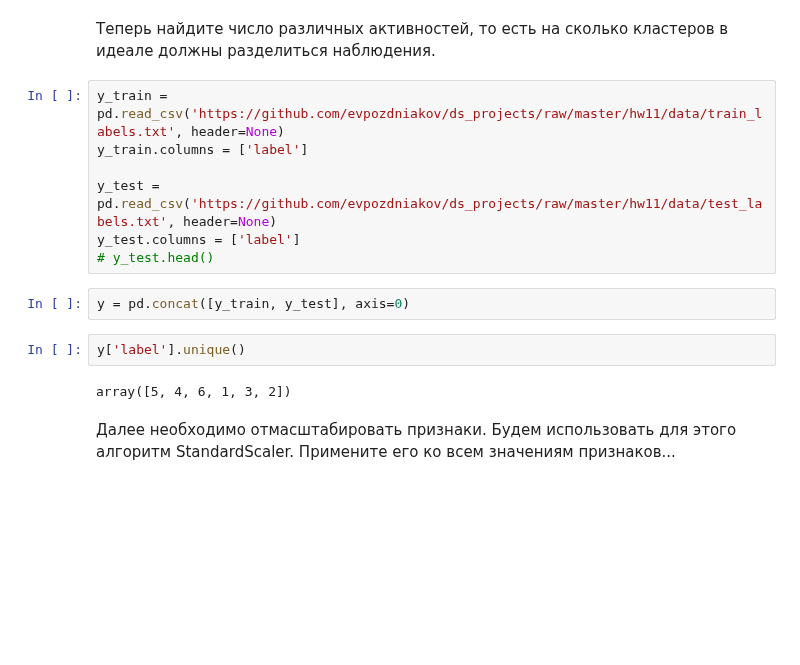
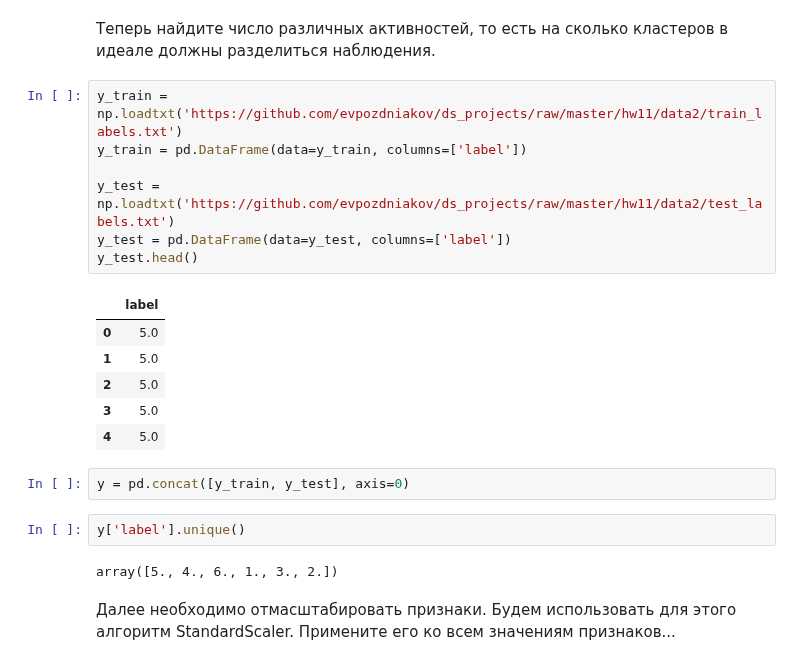
Before and after one commit to evpozdniakov/ds_projects, a Jupyter notebook: hw11/clusterisation_metrics.ipynb, the cells around one changed output. Saved outputs shown, nothing was run; the diff lists cells and outputs as text; blank space fills up the shorter version.

Commit message:
hw 11: used np.loadtxt

```diff
--- a/hw11/clusterisation_metrics.ipynb
+++ b/hw11/clusterisation_metrics.ipynb
@@ -38,18 +40,25 @@ X.shape
 # %% [markdown]
 Теперь найдите число различных активностей, то есть на сколько кластеров в идеале должны разделиться наблюдения.
 # %%
-y_train = pd.read_csv('https://github.com/evpozdniakov/ds_projects/raw/master/hw11/data/train_labels.txt', header=None)
-y_train.columns = ['label']
+y_train = np.loadtxt('https://github.com/evpozdniakov/ds_projects/raw/master/hw11/data2/train_labels.txt')
+y_train = pd.DataFrame(data=y_train, columns=['label'])
 
-y_test = pd.read_csv('https://github.com/evpozdniakov/ds_projects/raw/master/hw11/data/test_labels.txt', header=None)
-y_test.columns = ['label']
-# y_test.head()
+y_test = np.loadtxt('https://github.com/evpozdniakov/ds_projects/raw/master/hw11/data2/test_labels.txt')
+y_test = pd.DataFrame(data=y_test, columns=['label'])
+y_test.head()
+# %% [output]
+|  | label |
+| 0 | 5.0 |
+| 1 | 5.0 |
+| 2 | 5.0 |
+| 3 | 5.0 |
+| 4 | 5.0 |
 # %%
 y = pd.concat([y_train, y_test], axis=0)
 # %%
 y['label'].unique()
 # %% [output]
-array([5, 4, 6, 1, 3, 2])
+array([5., 4., 6., 1., 3., 2.])
 # %% [markdown]
 Далее необходимо отмасштабировать признаки. Будем использовать для этого алгоритм StandardScaler. Примените его ко всем значениям признаков...
 # %%
```
Also changed, not shown: parts of 2 cells of this notebook, 4 other files.
